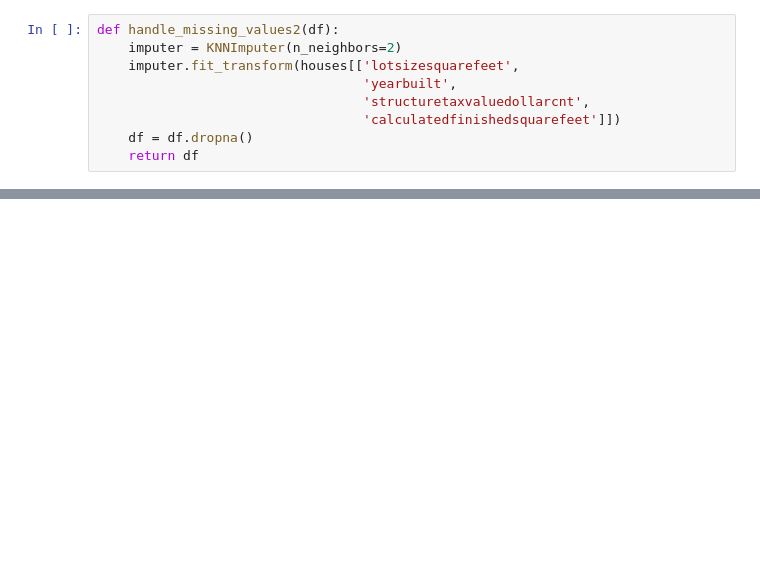
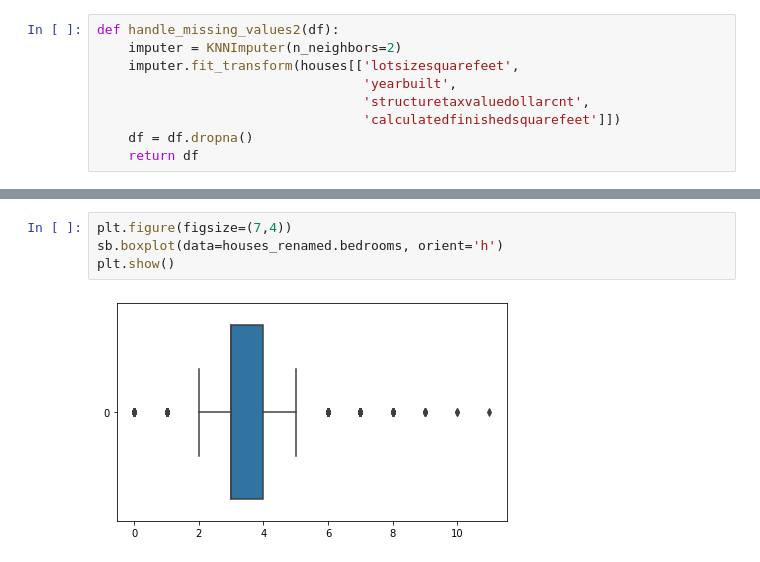
Before and after one commit to Severina7/clustering_project_zillow, a Jupyter notebook: zillow_acquisition_preparation.ipynb, the cells around one changed output, grey strips where cells are left out. Drawn from its saved outputs; the diff is of its cells as text; blank space fills up the shorter version.

```diff
--- a/zillow_acquisition_preparation.ipynb
+++ b/zillow_acquisition_preparation.ipynb
@@ -379,0 +379,6 @@ ax1.plot(df.iloc[:,0],df.iloc[:,2],linewidth=0.5,zorder=1, label = )
+# %%
+plt.figure(figsize=(7,4))
+sb.boxplot(data=houses_renamed.bedrooms, orient='h')
+plt.show()
+# %% [output]
+[figure, added]
```
Also changed, not shown: parts of 76 cells of this notebook.
